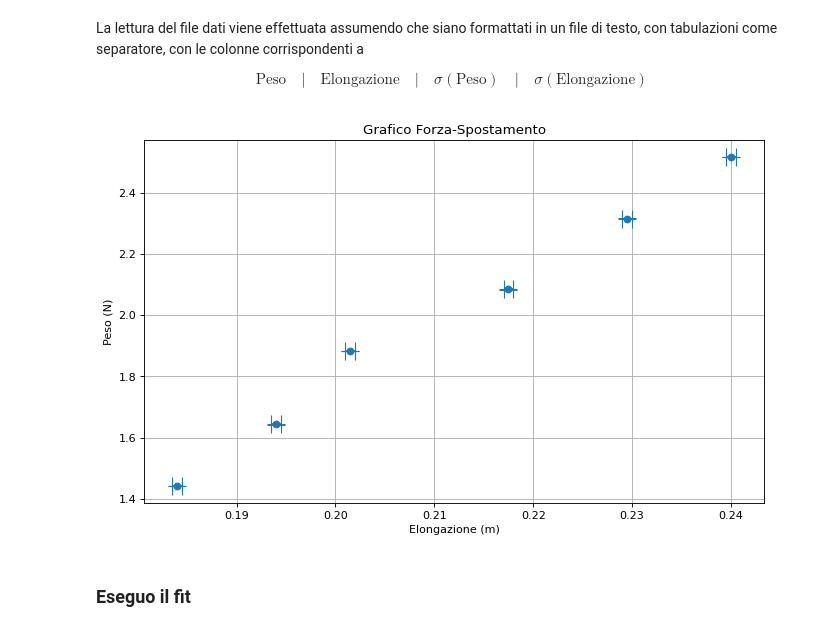
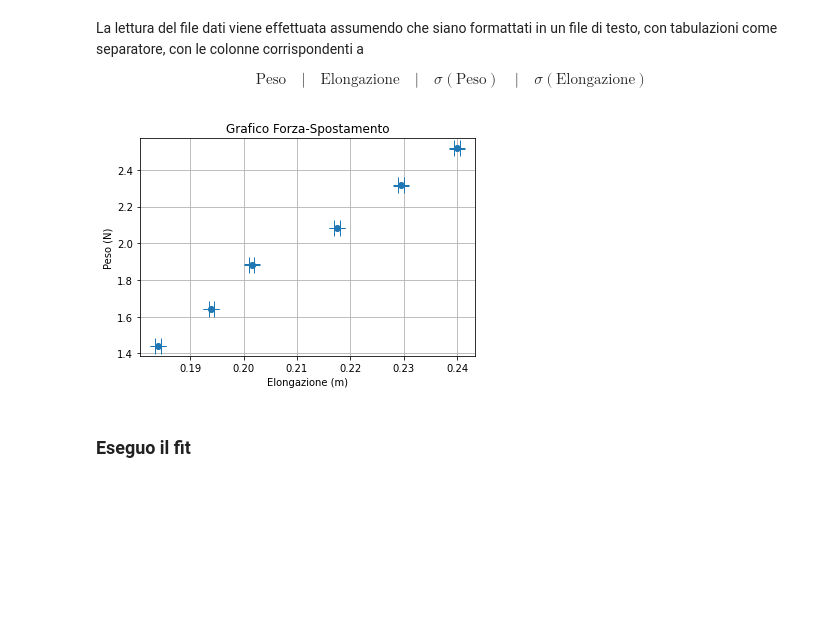
Before and after one commit to generalemike/Laboratorio-Fisica, a Jupyter notebook: EsperimentoOscillatoreArmonico/Codice/EsperimentoOscillatoreArmonico.ipynb, the cells around one changed output. Cells and saved outputs as stored; diff of their text form; code cells hidden in the pictures; blank space fills up the shorter version.

```diff
--- a/EsperimentoOscillatoreArmonico/Codice/EsperimentoOscillatoreArmonico.ipynb
+++ b/EsperimentoOscillatoreArmonico/Codice/EsperimentoOscillatoreArmonico.ipynb
@@ -28,32 +28,32 @@ La lettura del file dati viene effettuata assumendo che siano formattati in un f
 # %%
 DEBUG = False
 
 dati_parziali = {"peso":[], "elongazioni": [], "err_peso": [], "err_elongazioni": []}
 
 with open(PATH_DATI_PARZIALI, "r") as f:
     for row in f.readlines()[1:]:
         roles = list(dati_parziali.keys())
         k = 0
         for value in row.split("\t"):
             dati_parziali[roles[k]].append(float(value))
             k += 1
 
 if DEBUG:
     pprint(dati_parziali)
 
 peso = np.array(dati_parziali["peso"])
 elongazione = np.array(dati_parziali["elongazioni"])
 err_peso = np.array(dati_parziali["err_peso"])
 err_elongazione = np.array(dati_parziali["err_elongazioni"])
 
-plt.figure(figsize=(10, 6), dpi=80)
+plt.figure()
 plt.title("Grafico Forza-Spostamento")
 plt.grid()
 plt.xlabel("Elongazione (m)")
 plt.ylabel("Peso (N)")
 _ = plt.errorbar(elongazione, peso,yerr=err_peso, xerr=err_elongazione, capsize=8, fmt='o')
 # %% [output]
-[figure, old version]
+[figure, new version]
 # %% [markdown]
 ### Eseguo il fit
 # %%
```
Also changed, not shown: parts of 4 cells of this notebook.
